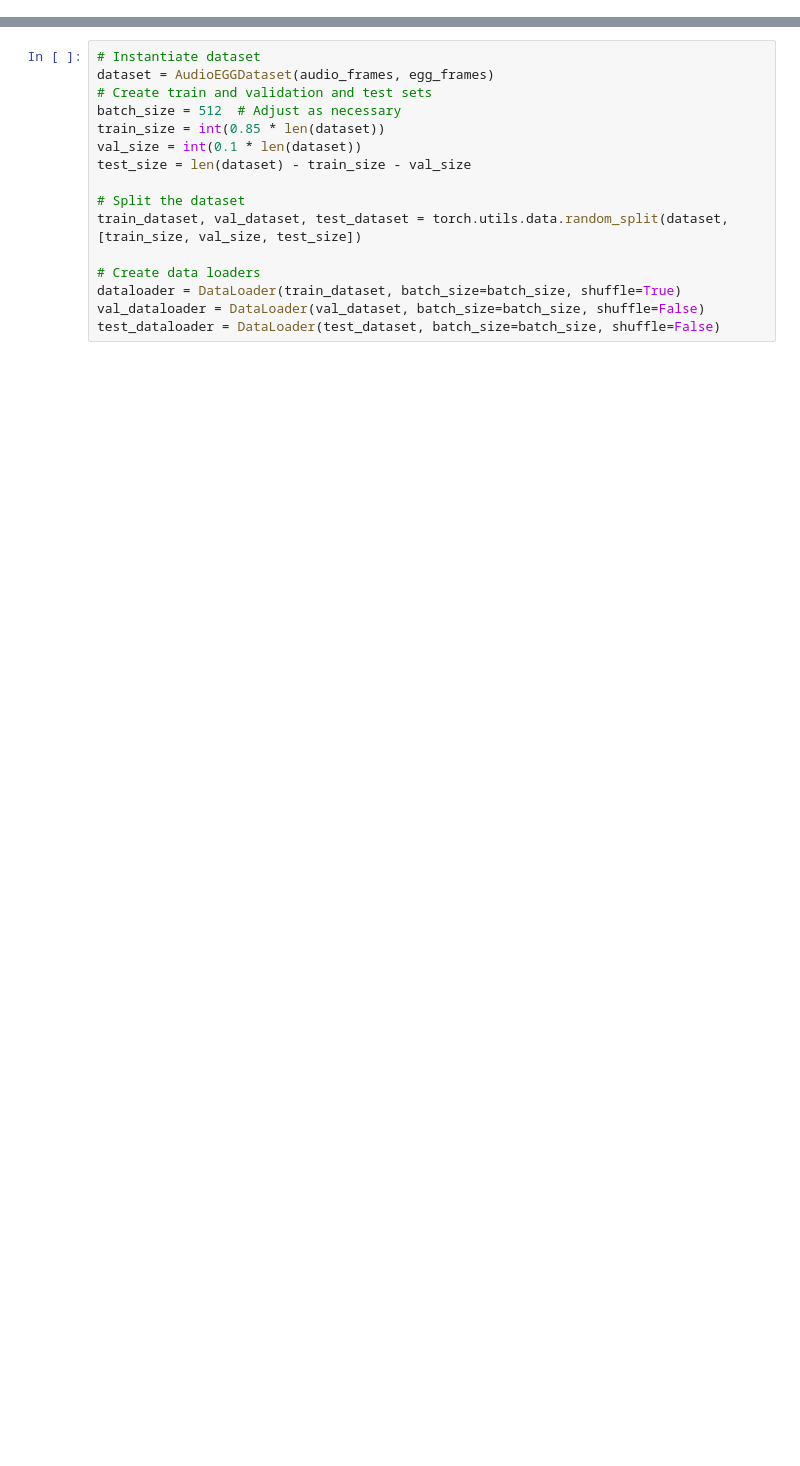
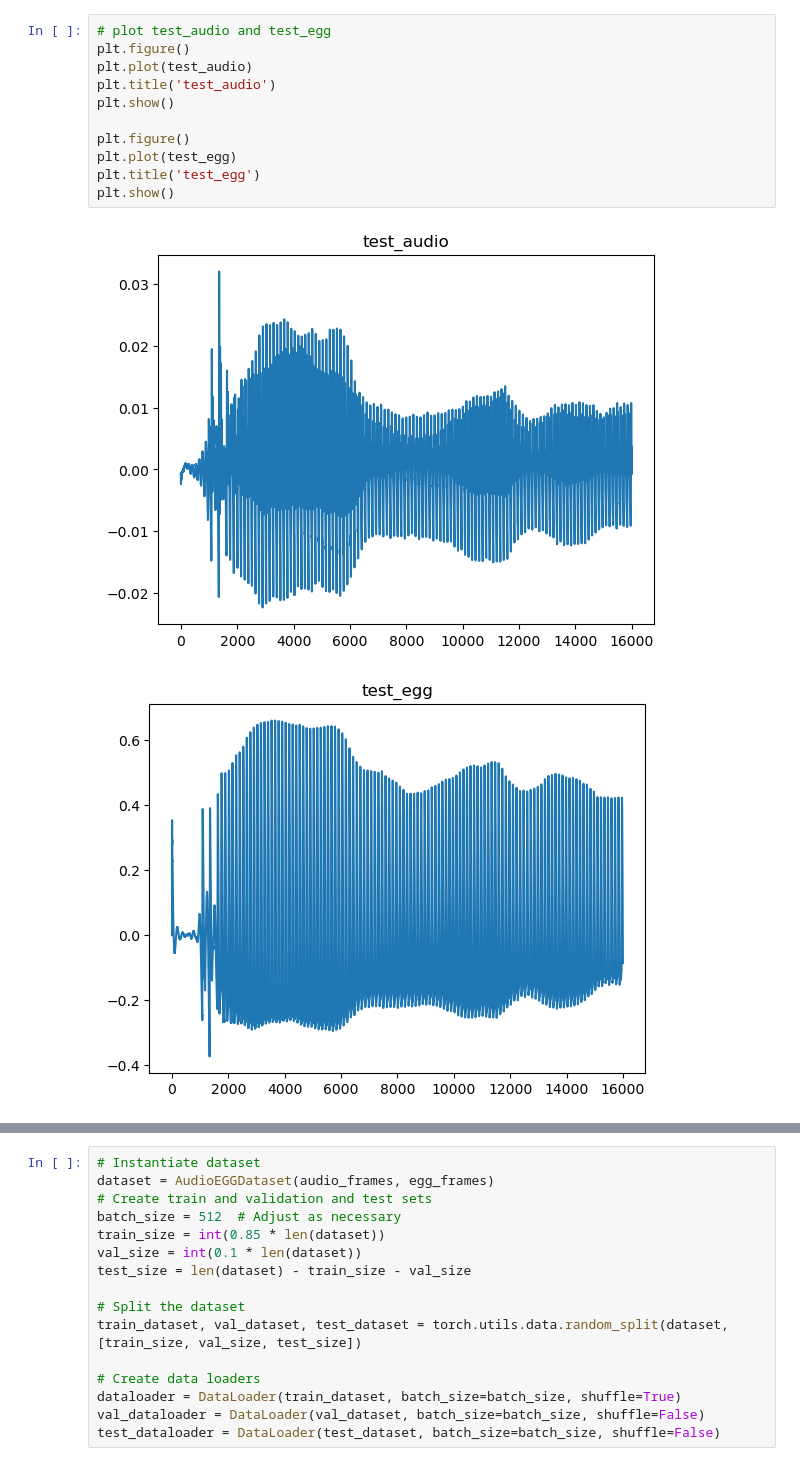
Before and after one commit to ChuanCh/A2E, a Jupyter notebook: WaveNet_train.ipynb, the cells around one changed output, grey strips where cells are left out. Drawn from its saved outputs; the diff is of its cells as text; blank space fills up the shorter version.

```diff
--- a/WaveNet_train.ipynb
+++ b/WaveNet_train.ipynb
@@ -208,3 +217,17 @@ test_egg = np.array(egg[0:samplerate])
+# %%
+# plot test_audio and test_egg
+plt.figure()
+plt.plot(test_audio)
+plt.title('test_audio')
+plt.show()
+
+plt.figure()
+plt.plot(test_egg)
+plt.title('test_egg')
+plt.show()
+# %% [output]
+[figure, added]
+[figure, added]
 # %%
 # plot a random audio and EGG frames
 raw_index = np.random.randint(0, len(audio_frames))
```
Also changed, not shown: parts of 15 cells of this notebook, 4 other files.
